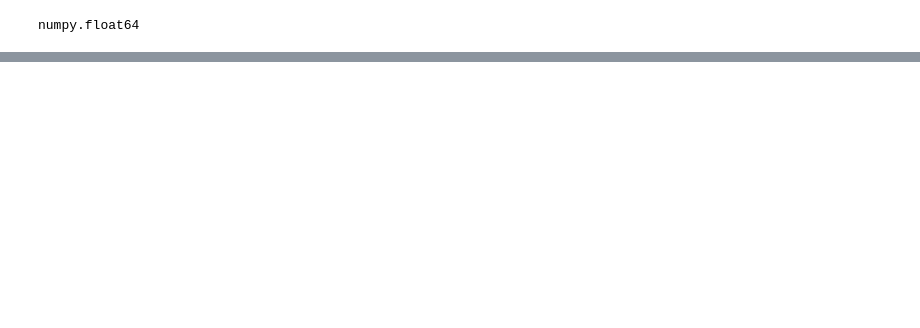
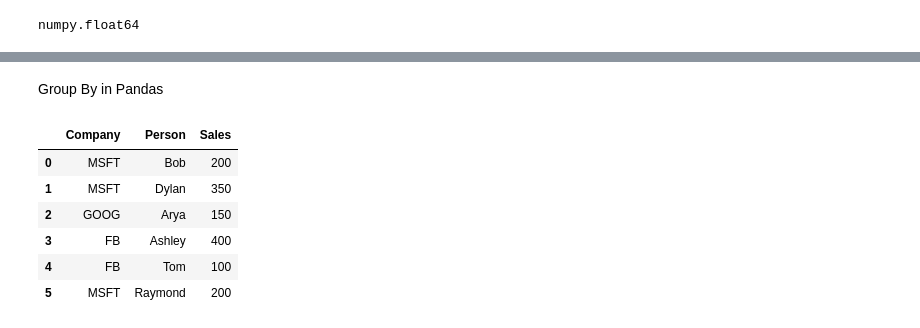
Before and after one commit to midhunmathewsunny/PractiseDataScience, a Jupyter notebook: Python_Pandas.ipynb, the cells around one changed output, grey strips where cells are left out. Cells and saved outputs as stored; diff of their text form; code cells hidden in the pictures; blank space fills up the shorter version.

```diff
--- a/Python_Pandas.ipynb
+++ b/Python_Pandas.ipynb
@@ -197,0 +198,2 @@ df
+# %% [markdown]
+Group By in Pandas
@@ -197,0 +206,10 @@ df
+# %%
+data
+# %% [output]
+|  | Company | Person | Sales |
+| 0 | MSFT | Bob | 200 |
+| 1 | MSFT | Dylan | 350 |
+| 2 | GOOG | Arya | 150 |
+| 3 | FB | Ashley | 400 |
+| 4 | FB | Tom | 100 |
+| 5 | MSFT | Raymond | 200 |
```
Also changed, not shown: parts of 25 cells of this notebook, 4 other files.
